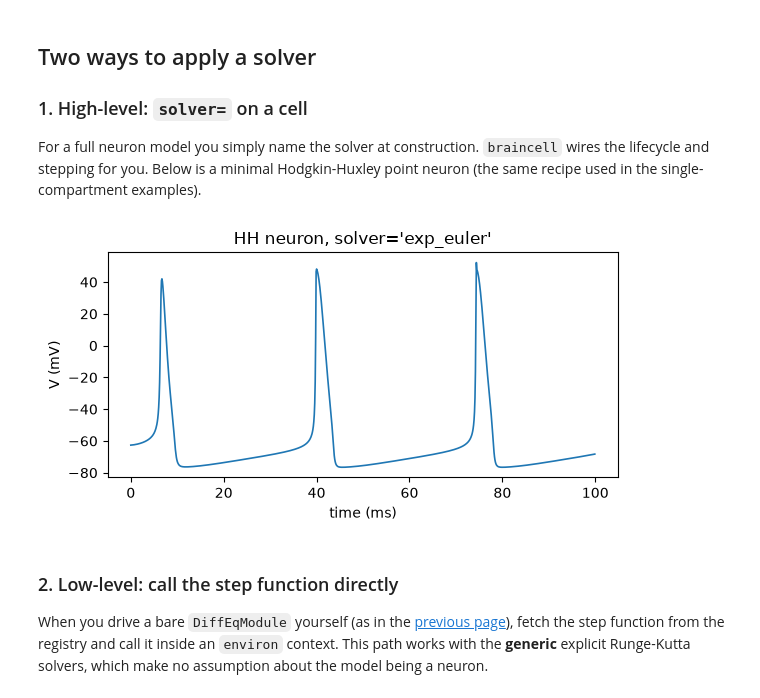
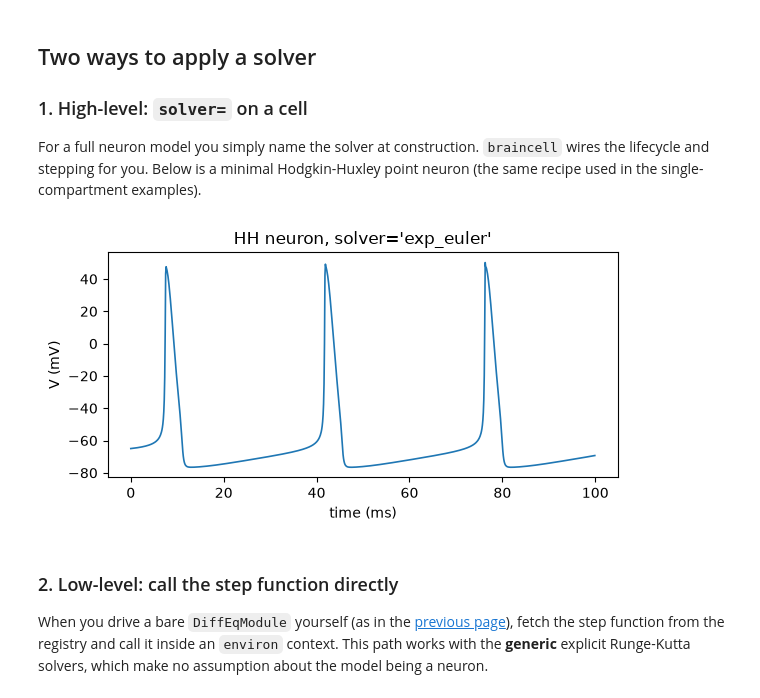
Before and after one commit to chaobrain/braincell, a Jupyter notebook: docs/integration/solvers.ipynb, the cells around one changed output. Drawn from its saved outputs; the diff is of its cells as text; code cells hidden in the pictures.

Commit message:
CELL-27b: example and integration notebooks build point neurons with Cell.point (#298)

```diff
--- a/docs/integration/solvers.ipynb
+++ b/docs/integration/solvers.ipynb
@@ -53,40 +54,41 @@ For a full neuron model you simply name the solver at construction. `braincell`
 wires the lifecycle and stepping for you. Below is a minimal Hodgkin-Huxley
 point neuron (the same recipe used in the single-compartment examples).
 # %%
-class HH(braincell.SingleCompartment):
-    def __init__(self, size, solver="exp_euler"):
-        super().__init__(size, solver=solver)
-        self.na = braincell.ion.SodiumFixed(size, E=50. * u.mV)
-        self.na.add(INa=braincell.channel.Na_HH1952(size))
-        self.k = braincell.ion.PotassiumFixed(size, E=-77. * u.mV)
-        self.k.add(IK=braincell.channel.K_HH1952(size))
-        self.IL = braincell.channel.IL(size, E=-54.387 * u.mV,
-                                       g_max=0.03 * (u.mS / u.cm ** 2))
+def HH(size, solver="exp_euler"):
+    cell = braincell.Cell.point(size, solver=solver)
+    cell.paint(
+        mech.Ion('SodiumFixed', E=50. * u.mV),
+        mech.Channel('Na_HH1952'),
+        mech.Ion('PotassiumFixed', E=-77. * u.mV),
+        mech.Channel('K_HH1952'),
+        mech.Channel('IL', E=-54.387 * u.mV, g_max=0.03 * (u.mS / u.cm ** 2)),
+    )
+    return cell
 
 
 def simulate(solver, dt=0.1, t_end=100.):
     neuron = HH(1, solver=solver)
     neuron.init_state()
 
     def step(t):
         with brainstate.environ.context(t=t):
             neuron.update(10. * u.nA / u.cm ** 2)   # constant drive
         return neuron.V.value
 
     with brainstate.environ.context(dt=dt * u.ms):
         times = u.math.arange(0. * u.ms, t_end * u.ms, brainstate.environ.get_dt())
         vs = brainstate.transform.for_loop(step, times)
     return np.asarray(times.to_decimal(u.ms)), np.asarray(u.math.squeeze(vs).to_decimal(u.mV))
 
 
 t, v = simulate("exp_euler")
 plt.figure(figsize=(6, 3.2))
 plt.plot(t, v, lw=1.2)
 plt.xlabel("time (ms)"); plt.ylabel("V (mV)")
 plt.title("HH neuron, solver='exp_euler'")
 plt.tight_layout(); plt.show()
 # %% [output]
-[figure, old version]
+[figure, new version]
 # %% [markdown]
 ### 2. Low-level: call the step function directly
 
```
Also changed, not shown: parts of 3 cells of this notebook, 11 other files.
